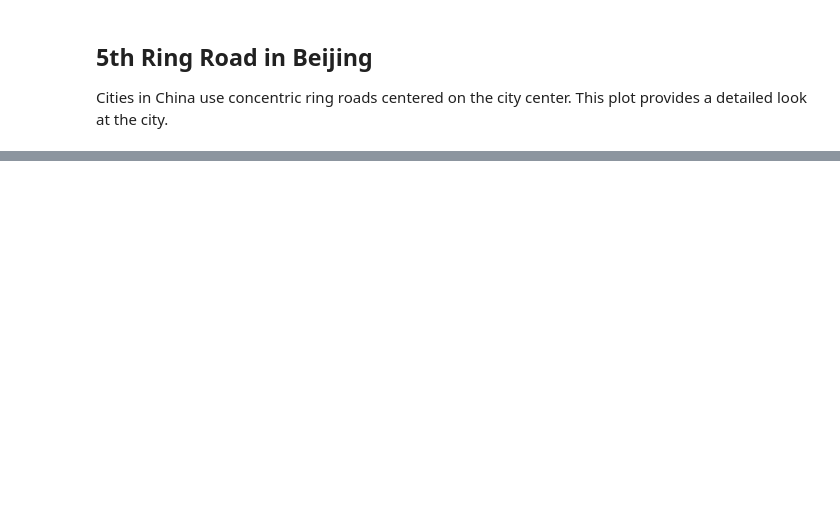
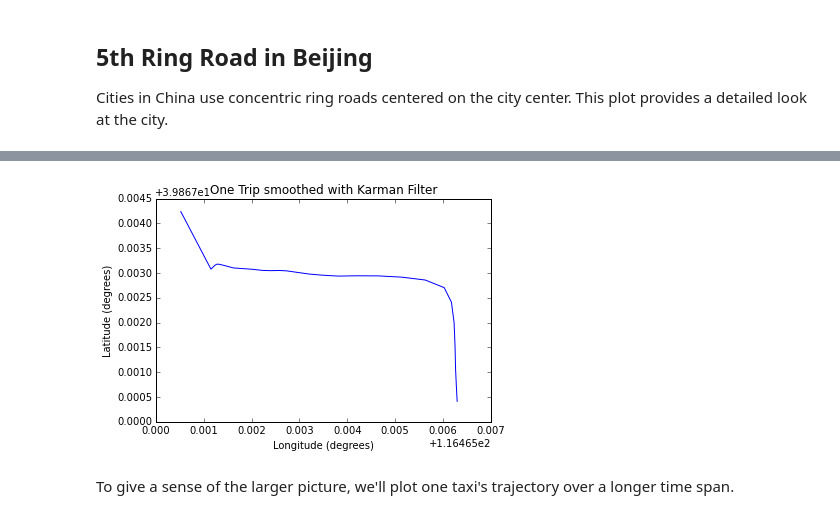
Before and after one commit to roryhr/taxi-trajectories, a Jupyter notebook: taxi-data-notebook.ipynb, the cells around one changed output, grey strips where cells are left out. Saved outputs shown, nothing was run; the diff lists cells and outputs as text; code cells hidden in the pictures; blank space fills up the shorter version.

```diff
--- a/taxi-data-notebook.ipynb
+++ b/taxi-data-notebook.ipynb
@@ -255,0 +273,25 @@ plt.show()
+# %%
+#%% Kalman Filter and plot taxi trip
+one_taxi = data[data.taxi_id == 1131]
+
+start_index = 38
+end_index = 69
+
+measurements = np.asarray([one_taxi.longitude, one_taxi.latitude])
+measurements = measurements.T[start_index:end_index]
+kf = KalmanFilter(initial_state_mean = measurements[0], \
+           n_dim_obs=2, n_dim_state=2)
+
+kf = kf.em(measurements)
+#(filtered_state_means, filtered_state_covariances) = kf.filter(measurements)
+(smoothed_state_means, smoothed_state_covariances) = kf.smooth(measurements)
+
+#plt.plot(filtered_state_means.T[0],filtered_state_means.T[1])
+plt.plot(smoothed_state_means.T[0],smoothed_state_means.T[1])
+plt.title("One Trip smoothed with Karman Filter")
+plt.xlabel('Longitude (degrees)')
+plt.ylabel('Latitude (degrees)')
+print "Taxi data for Taxi ID: %d" % one_taxi.taxi_id[0]
+print "Start date and time: ", one_taxi.date_time[start_index]
+print "Duration:", one_taxi.date_time[end_index] - one_taxi.date_time[start_index]
+# %% [output]
@@ -256 +301,4 @@ plt.show()
+[figure, added]
+# %% [markdown]
+To give a sense of the larger picture, we'll plot one taxi's trajectory over a longer time span.
 # %%
```
Also changed, not shown: parts of 13 cells of this notebook, 1 other file.
